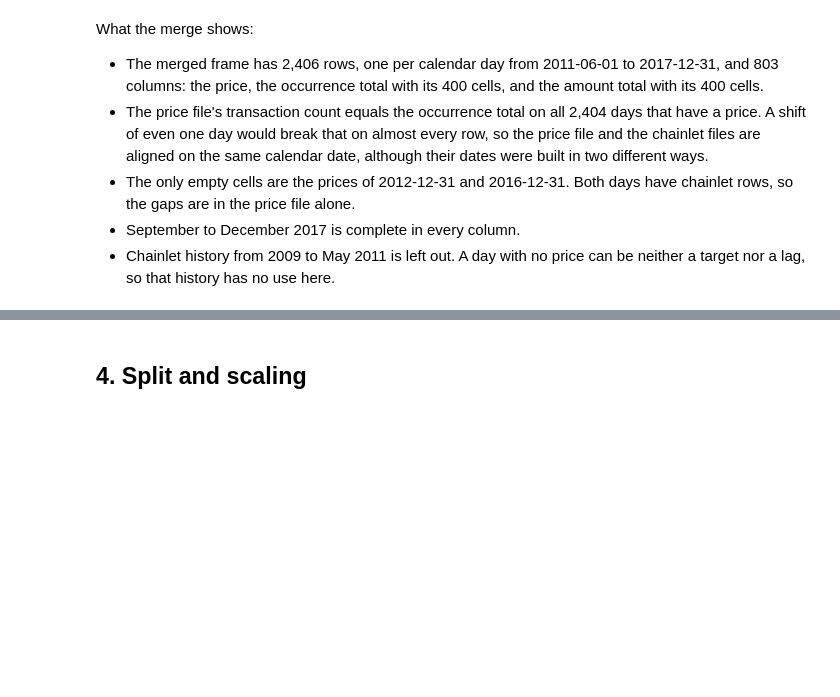
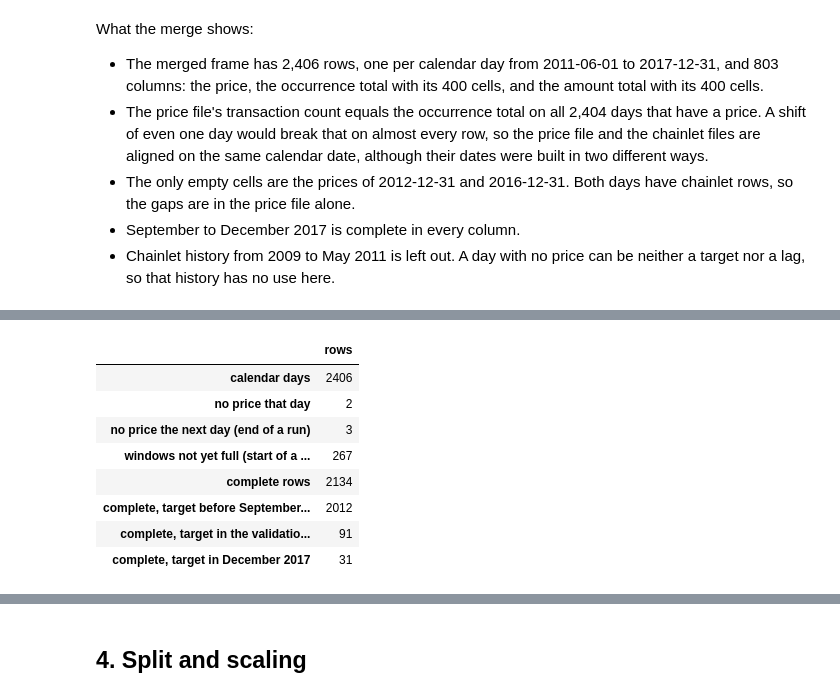
Before and after one commit to alexhubenthal/alexhubenthal-btc-chainlet-hw2, a Jupyter notebook: btc_chainlet_xai.ipynb, the cells around one changed output, grey strips where cells are left out. Saved outputs shown, nothing was run; the diff lists cells and outputs as text; code cells hidden in the pictures; blank space fills up the shorter version.

```diff
--- a/btc_chainlet_xai.ipynb
+++ b/btc_chainlet_xai.ipynb
@@ -340,0 +561,47 @@ What the merge shows:
+# %%
+no_price = table["price"].isna()
+no_target = ~no_price & table["target_ret"].isna()
+warm_up = ~no_price & ~no_target & table[FEATURES].isna().any(axis=1)
+complete = ~(no_price | no_target | warm_up)
+
+in_validation = table["target_date"].between(VAL_START, VAL_END)
+in_test = table["target_date"].between(TEST_START, TEST_END)
+# Every validation day and every December day must have a complete row to be predicted from.
+assert in_validation.sum() == complete[in_validation].sum() == 91
+assert in_test.sum() == complete[in_test].sum() == 31
+
+# Intermediate results are checked against what they have to look like.
+usable = table.loc[complete, FEATURES]
+assert np.isfinite(usable.to_numpy()).all()
+unit_interval = usable[[c for c in FEATURES if "_share_" in c or c.startswith("swing_pos")]]
+assert ((unit_interval >= 0) & (unit_interval <= 1)).all().all()
+assert usable["rsi_minus_50"].abs().max() <= 50
+
+# No feature may be an exact combination of the others. Only rows before the validation window are used.
+fit_rows = table.loc[complete & (table["target_date"] < VAL_START), FEATURES]
+standardized = (fit_rows - fit_rows.mean()) / fit_rows.std()
+assert np.linalg.matrix_rank(standardized.to_numpy()) == len(FEATURES)
+
+pd.Series(
+    {
+        "calendar days": len(table),
+        "no price that day": int(no_price.sum()),
+        "no price the next day (end of a run)": int(no_target.sum()),
+        "windows not yet full (start of a run)": int(warm_up.sum()),
+        "complete rows": int(complete.sum()),
+        "complete, target before September 2017": int((complete & (table["target_date"] < VAL_START)).sum()),
+        "complete, target in the validation window": int(complete[in_validation].sum()),
+        "complete, target in December 2017": int(complete[in_test].sum()),
+    },
+    name="rows",
+).to_frame()
+# %% [output]
+|  | rows |
+| calendar days | 2406 |
+| no price that day | 2 |
+| no price the next day (end of a run) | 3 |
+| windows not yet full (start of a ... | 267 |
+| complete rows | 2134 |
+| complete, target before September... | 2012 |
+| complete, target in the validatio... | 91 |
+| complete, target in December 2017 | 31 |
```
Also changed, not shown: parts of 9 cells of this notebook.
